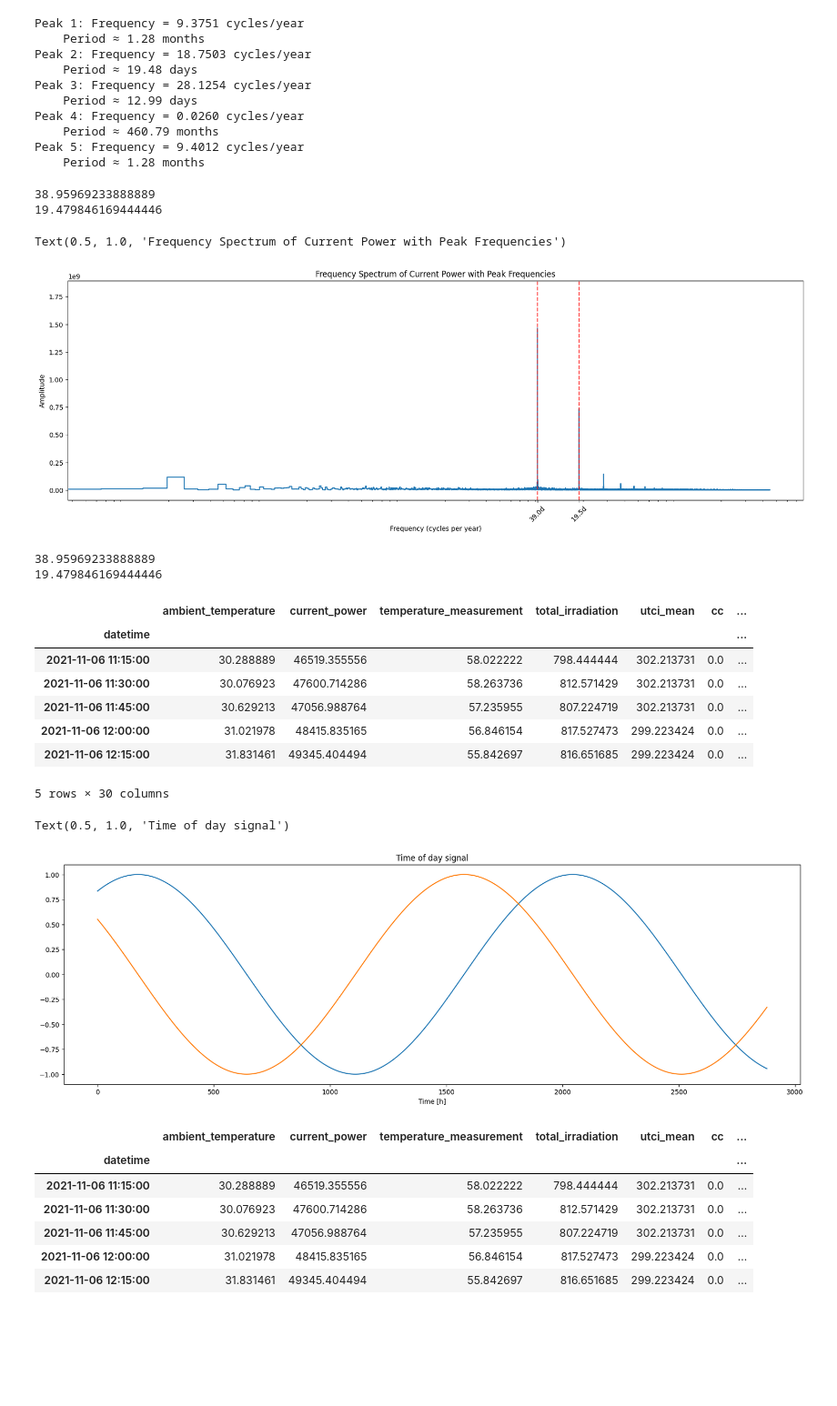
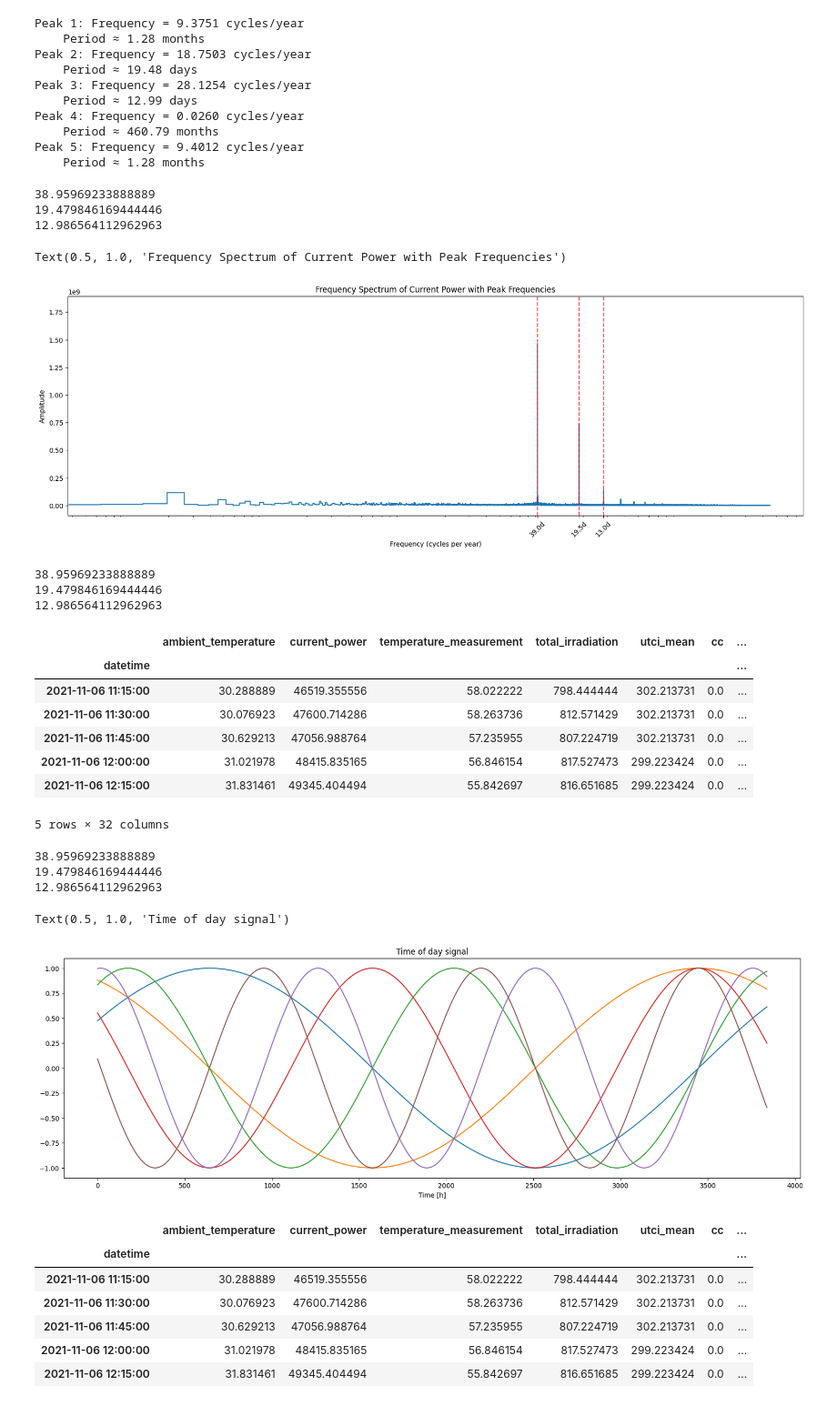
Before and after one commit to wsarachai/CM-SolarTS, a Jupyter notebook: src/jupyter_nb/train-evaluate.ipynb, the cells around one changed output. Shown at 91% size. Drawn from its saved outputs; the diff is of its cells as text; code cells hidden in the pictures; blank space fills up the shorter version.

```diff
--- a/src/jupyter_nb/train-evaluate.ipynb
+++ b/src/jupyter_nb/train-evaluate.ipynb
@@ -70,6 +70,6 @@ def analyze_fill_results(original_df, filled_df):
             print(f"  Missing: {filled_df[col].isnull().sum()}")
 # %%
 csv_file = tf.keras.utils.get_file(
-    origin='https://itsci.mju.ac.th/downloads/watcharin/datasets/pv/merge_15min_added.csv.zip')
+    origin='https://itsci.mju.ac.th/downloads/watcharin/datasets/pv/data_15min_clean.csv.zip')
 csv_file
 # %% [output]
@@ -324,7 +319,7 @@ Peak 5: Frequency = 9.4012 cycles/year
     Period ≈ 1.28 months
 # %%
 # Get top peaks (assuming you've already calculated them)
-top_peaks = peak_frequencies[:2]  # Top 3 peaks
+top_peaks = peak_frequencies[:3]  # Top 3 peaks
 
 # Create frequency ticks including standard references and top peaks
 #tick_locations = [1, 12, 52, 365.2524]  # Standard references (year, month, week, day)
@@ -367,8 +362,9 @@ plt.title('Frequency Spectrum of Current Power with Peak Frequencies')
 # %% [output]
 38.95969233888889
 19.479846169444446
+12.986564112962963
 Text(0.5, 1.0, 'Frequency Spectrum of Current Power with Peak Frequencies')
-[figure, old version]
+[figure, new version]
 # %%
 day = 24*60*60
 for freq in top_peaks:
@@ -383,6 +379,7 @@ df.head(5)
 # %% [output]
 38.95969233888889
 19.479846169444446
+12.986564112962963
 |  | ambient_temperature | current_power | temperature_measurement | total_irradiation | utci_mean | cc | ... |
 | datetime |  |  |  |  |  |  | ... |
 | 2021-11-06 11:15:00 | 30.288889 | 46519.355556 | 58.022222 | 798.444444 | 302.213731 | 0.0 | ... |
@@ -390,16 +387,26 @@ df.head(5)
 | 2021-11-06 11:45:00 | 30.629213 | 47056.988764 | 57.235955 | 807.224719 | 302.213731 | 0.0 | ... |
 | 2021-11-06 12:00:00 | 31.021978 | 48415.835165 | 56.846154 | 817.527473 | 299.223424 | 0.0 | ... |
 | 2021-11-06 12:15:00 | 31.831461 | 49345.404494 | 55.842697 | 816.651685 | 299.223424 | 0.0 | ... |
-5 rows × 30 columns
+5 rows × 32 columns
 # %%
-mins_15 = int(30*24*60/15)
-plt.plot(np.array(df[sin_label])[:mins_15])
-plt.plot(np.array(df[cos_label])[:mins_15])
+day = 24*60*60
+mins_15 = int(40*24*60/15)
+for freq in top_peaks:
+    period_days = (1/freq) * 365.2524
+    if period_days >= 1:
+        print(period_days)
+        sin_label = f'day_sin_{period_days:.1f}d'
+        cos_label = f'day_cos_{period_days:.1f}d'
+        plt.plot(np.array(df[sin_label])[:mins_15])
+        plt.plot(np.array(df[cos_label])[:mins_15])
 plt.xlabel('Time [h]')
 plt.title('Time of day signal')
 # %% [output]
-Text(0.5, 1.0, 'Time of day signal')
+38.95969233888889
+19.479846169444446
+12.986564112962963
+Text(0.5, 1.0, 'Time of day signal')
-[figure, old version]
+[figure, new version]
 # %%
 df['year'] = df.index.year
 df['month'] = df.index.month
```
Also changed, not shown: parts of 3 cells of this notebook, 8 other files.
